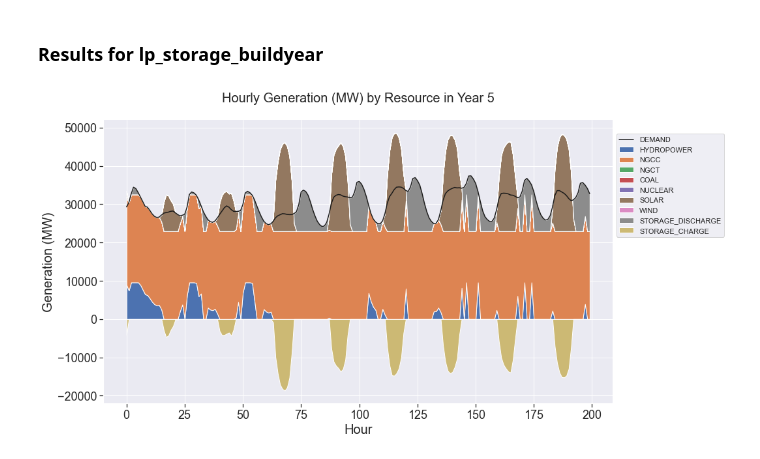
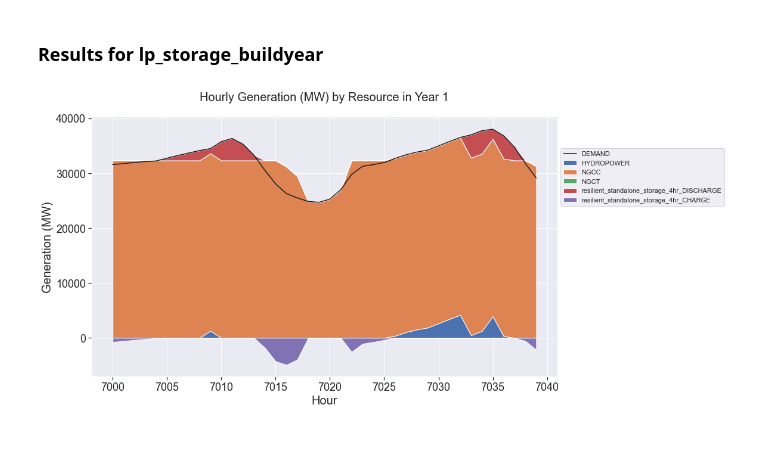
Before and after one commit to PSEHE/harboropt, a Jupyter notebook: run_harboropt_lp_storage_buildyear.ipynb, the cells around one changed output. Cells and saved outputs as stored; diff of their text form; code cells hidden in the pictures.

```diff
--- a/run_harboropt_lp_storage_buildyear.ipynb
+++ b/run_harboropt_lp_storage_buildyear.ipynb
@@ -19,7 +15,7 @@ import seaborn as sns
 # %%
 runs = []
 
-lp = harboropt_lp_storage_buildyear.DOSCOE(build_years = 5, capex_decline = 0.05)
+lp = harboropt_lp_storage_buildyear.DOSCOE(build_years = 1, resilient_storage_grid_fraction = 0.7)
 lp.solve()
 runs.append(lp)
 # %% [output]
@@ -27,19 +23,22 @@ Solver found optimal solution.
 # %% [markdown]
 ### Results for lp_storage_buildyear
 # %%
-#Choose a year to display results for: [0,1,2,3,4]
-results_year = 4
+#Choose a build year to display results, index starts at 0.
+
+results_year = 0
 
 results_hour_start = 8760*results_year
 results_hour_end = 8760*results_year + 8760
 resource_gen_dict = {}
+resource_charge_dict = {}
 
 for resource in lp.disp.index:
     gen_list = []
     for i_gen in lp.disp_gen[str(resource)][results_hour_start:results_hour_end]:
         gen = i_gen.solution_value()
         gen_list.append(gen)
-    resource_gen_dict[resource]=gen_list
+    if any(gen_list):
+        resource_gen_dict[resource]=gen_list
 
 for resource in lp.nondisp.index:
     profiles = pd.read_csv('data/doscoe_profiles.csv')
@@ -49,7 +48,8 @@ for resource in lp.nondisp.index:
     capacity = lp.capacity_vars[resource][results_year].solution_value()
 
     gen_list = profile * capacity
-    resource_gen_dict[resource]=gen_list
+    if any(gen_list):
+        resource_gen_dict[resource]=gen_list
 
 for resource in lp.storage.index:
     storage_hourly_charge = []
@@ -59,52 +59,60 @@ for resource in lp.storage.index:
 
     storage_hourly_charge = storage_hourly_charge[results_hour_start:results_hour_end]
 
+    if any(storage_hourly_charge):
+        resource_charge_dict[resource + '_CHARGE'] = storage_hourly_charge
+
 for resource in lp.storage.index:
     storage_hourly_discharge = []
     for i,var in enumerate(lp.storage_discharge_vars[resource]):
-        discharge = var.solution_value()
+        discharge = var.solution_value() * .85
         storage_hourly_discharge.append(discharge)
 
     storage_hourly_discharge = storage_hourly_discharge[results_hour_start:results_hour_end]
-    resource_gen_dict['STORAGE_DISCHARGE']=storage_hourly_discharge
+    if any(storage_hourly_discharge):
+        resource_gen_dict[resource + '_DISCHARGE']=storage_hourly_discharge
 
 all_resources = list(resource_gen_dict.keys())
 # %%
 #Choose the hour range to display results.
-start_hour = 0
-end_hour = 200
-
+start_hour = 7000
+end_hour = 7040
 
 
 fig, ax = plt.subplots()
 
 # for resource in all_resources:
 #     gen_line = resource_gen_dict[resource]
-#     plt.plot(profiles.index[start_hour:end_hour], gen_line[start_hour:end_hour], label = str(resource)), color=resource_colors[resource])
+#     plt.plot(profiles.index[start_hour:end_hour], gen_line[start_hour:end_hour], label = str(resource))
 
 
 #Plot generation lines for each resource as stacked area chart.
 lst = list(resource_gen_dict.values())
 lines = [item[start_hour:end_hour] for item in lst]
 labels = list(resource_gen_dict.keys())
+
+lst_neg = list(resource_charge_dict.values())
+lines_neg = [item[start_hour:end_hour] for item in lst_neg]
+labels_neg = list(resource_charge_dict.keys())
+
 plt.stackplot(profiles.index[start_hour:end_hour], lines, labels = labels)
-plt.stackplot(profiles.index[start_hour:end_hour], storage_hourly_charge[start_hour:end_hour], labels = ['STORAGE_CHARGE',])
+plt.stackplot(profiles.index[start_hour:end_hour], lines_neg, labels = labels_neg)
 
 #Plot demand.
 plt.plot(profiles.index[start_hour:end_hour], profiles.DEMAND[start_hour:end_hour], label = 'DEMAND', color = 'k')
 
 
 sns.set()
 ax.legend(loc = 'center left', bbox_to_anchor=(1,0.77))
 ax.spines['right'].set_visible(False)
 ax.spines['top'].set_visible(False)
 ax.yaxis.set_ticks_position('left')
 ax.xaxis.set_ticks_position('bottom')
 ax.set_xlabel('Hour', fontsize = 20)
 ax.set_ylabel('Generation (MW)', fontsize = 20)
 ax.set_title('Hourly Generation (MW) by Resource in Year '+ str(results_year+1),fontsize = 20).set_position([.5, 1.05])
 plt.xticks(fontsize=18)
 plt.yticks(fontsize=18)
 fig.set_size_inches(14, 8)
 # %% [output]
-[figure, old version]
+[figure, new version]
```
Also changed, not shown: parts of 1 cell of this notebook, 4 other files.
